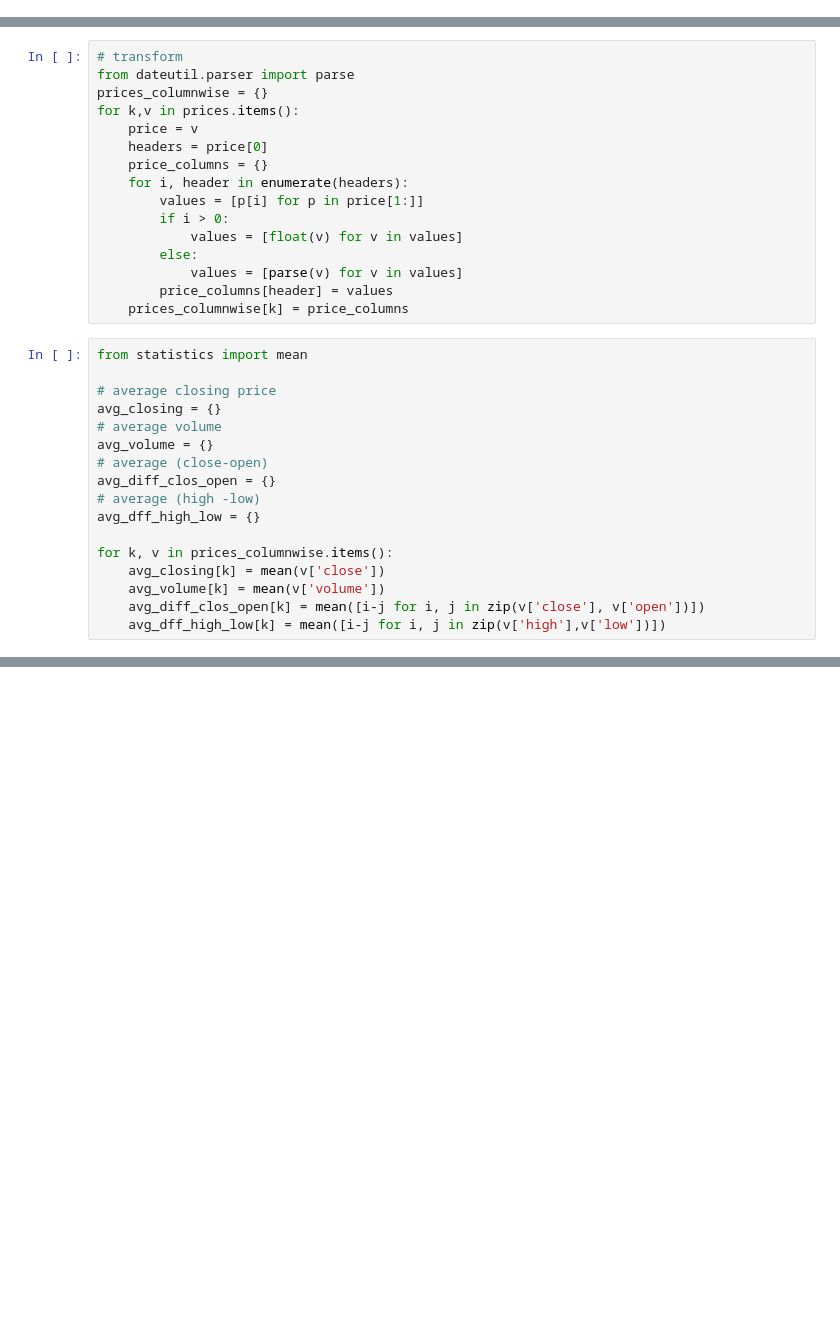
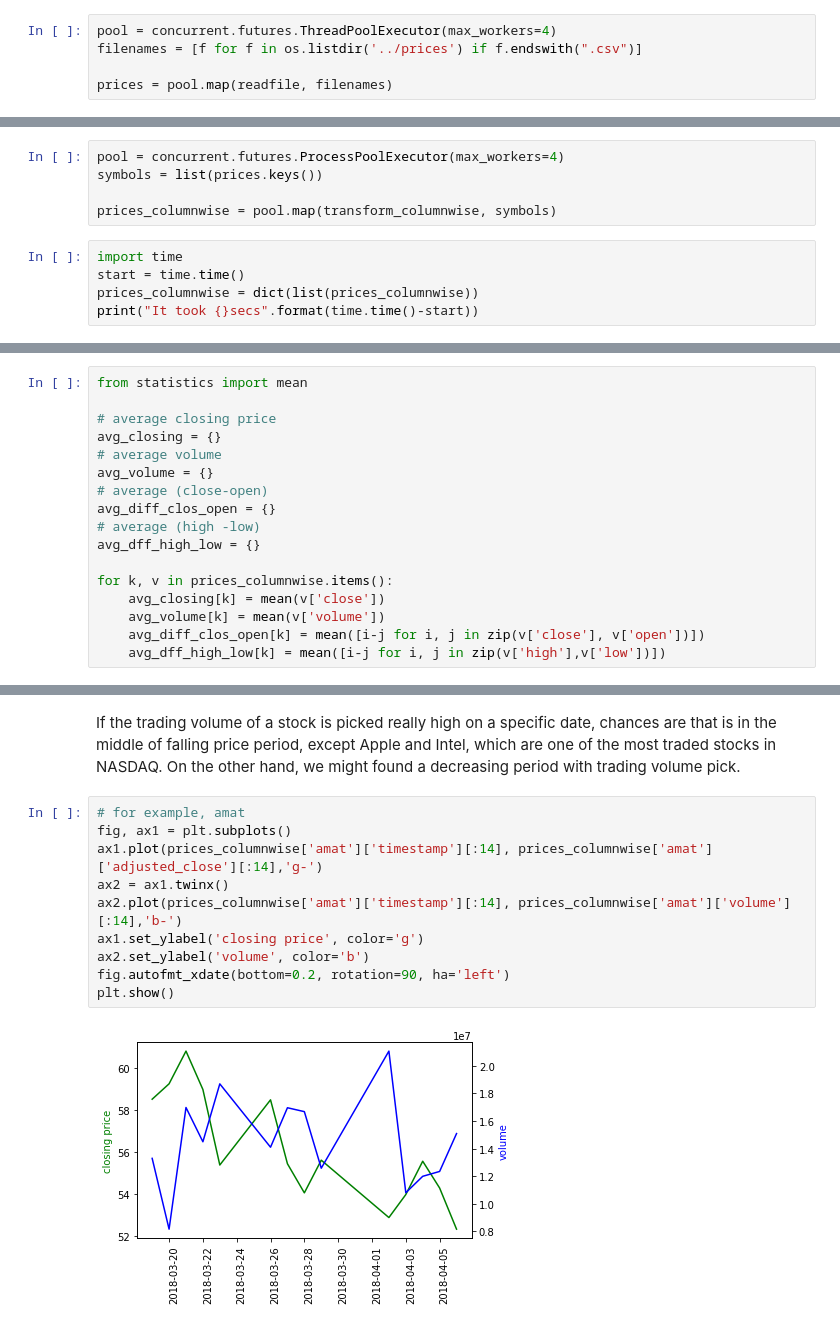
Before and after one commit to suewoon/portfolio-assessment, a Jupyter notebook: notebooks/stock-data-analysis.ipynb, the cells around one changed output, grey strips where cells are left out. Drawn from its saved outputs; the diff is of its cells as text; blank space fills up the shorter version.

```diff
--- a/notebooks/stock-data-analysis.ipynb
+++ b/notebooks/stock-data-analysis.ipynb
@@ -69,2 +41,7 @@ cProfile.run(profile_string)
+# %%
+pool = concurrent.futures.ThreadPoolExecutor(max_workers=4)
+filenames = [f for f in os.listdir('../prices') if f.endswith(".csv")]
+
+prices = pool.map(readfile, filenames)
 # %%
 prices = dict(list(prices))
@@ -70,0 +90,10 @@ prices = dict(list(prices))
+# %%
+pool = concurrent.futures.ProcessPoolExecutor(max_workers=4)
+symbols = list(prices.keys())
+
+prices_columnwise = pool.map(transform_columnwise, symbols)
+# %%
+import time
+start = time.time()
+prices_columnwise = dict(list(prices_columnwise))
+print("It took {}secs".format(time.time()-start))
@@ -79,19 +110,3 @@ change `prices` data structure columnwise so that compuatation average on each c
-# %%
-# transform
-from dateutil.parser import parse
-prices_columnwise = {}
-for k,v in prices.items():
-    price = v
-    headers = price[0]
-    price_columns = {}
-    for i, header in enumerate(headers):
-        values = [p[i] for p in price[1:]]
-        if i > 0:
-            values = [float(v) for v in values]
-        else:
-            values = [parse(v) for v in values]
-        price_columns[header] = values
-    prices_columnwise[k] = price_columns
 # %%
 from statistics import mean
 
@@ -259,0 +218,14 @@ path+"/"
+# %% [markdown]
+If the trading volume of a stock is picked really high on a specific date, chances are that is in the middle of falling price period, except Apple and Intel, which are one of the most traded stocks in NASDAQ. On the other hand, we might found a decreasing period with trading volume pick.
+# %%
+# for example, amat
+fig, ax1 = plt.subplots()
+ax1.plot(prices_columnwise['amat']['timestamp'][:14], prices_columnwise['amat']['adjusted_close'][:14],'g-')
+ax2 = ax1.twinx()
+ax2.plot(prices_columnwise['amat']['timestamp'][:14], prices_columnwise['amat']['volume'][:14],'b-')
+ax1.set_ylabel('closing price', color='g')
+ax2.set_ylabel('volume', color='b')
+fig.autofmt_xdate(bottom=0.2, rotation=90, ha='left')
+plt.show()
+# %% [output]
+[figure, added]
```
Also changed, not shown: parts of 44 cells of this notebook, 3 other files.
